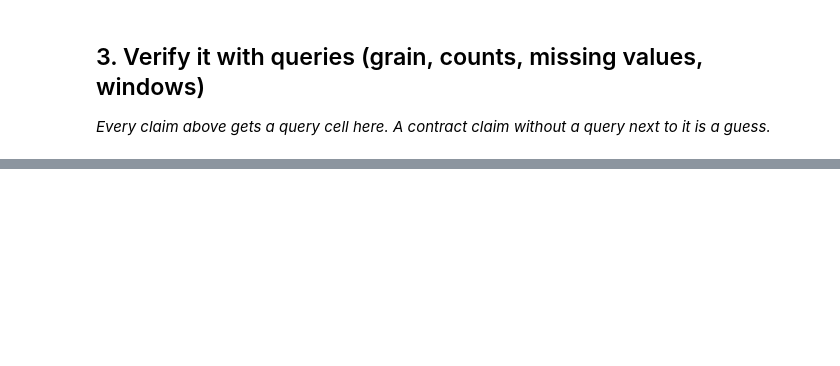
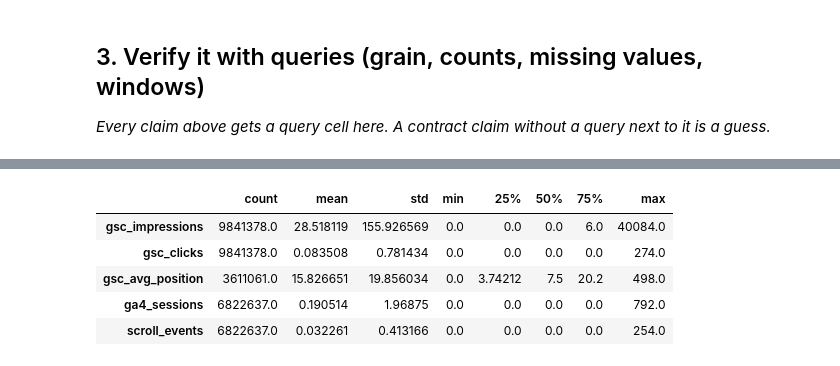
Before and after one commit to cassandragoto10-maker/Flyrank-ML-internship, a Jupyter notebook: work/notebooks/w03_data_contract.ipynb, the cells around one changed output, grey strips where cells are left out. Drawn from its saved outputs; the diff is of its cells as text; code cells hidden in the pictures; blank space fills up the shorter version.

```diff
--- a/work/notebooks/w03_data_contract.ipynb
+++ b/work/notebooks/w03_data_contract.ipynb
@@ -15,0 +77,9 @@ This skeleton is yours to fill. Work the sections **in order** — each one has
+# %%
+con = duckdb.connect()
+
+con.execute("INSTALL httpfs;")
+con.execute("LOAD httpfs;")
+
+con.execute("CREATE SECRET hf_secret (TYPE HUGGINGFACE, TOKEN ?)", [HF_TOKEN])
+
+print("DuckDB Hugging Face authentication configured.")
@@ -15,0 +116,10 @@ This skeleton is yours to fill. Work the sections **in order** — each one has
+# %%
+df_march = con.execute(f"""
+    SELECT *
+    FROM read_parquet('{march_file}')
+""").df()
+
+print("Rows:", len(df_march))
+print("Columns:", len(df_march.columns))
+
+df_march.head()
@@ -26,0 +231,14 @@ This skeleton is yours to fill. Work the sections **in order** — each one has
+# %%
+features = [
+    "content_hash_id",
+    "gsc_impressions",
+    "gsc_clicks",
+    "gsc_avg_position",
+    "ga4_sessions",
+    "scroll_events"
+]
+
+feature_frame = df_march[features].copy()
+
+print("Feature frame shape:", feature_frame.shape)
+feature_frame.head()
@@ -26,0 +263,9 @@ This skeleton is yours to fill. Work the sections **in order** — each one has
+# %%
+feature_frame.describe().T
+# %% [output]
+|  | count | mean | std | min | 25% | 50% | 75% | max |
+| gsc_impressions | 9841378.0 | 28.518119 | 155.926569 | 0.0 | 0.0 | 0.0 | 6.0 | 40084.0 |
+| gsc_clicks | 9841378.0 | 0.083508 | 0.781434 | 0.0 | 0.0 | 0.0 | 0.0 | 274.0 |
+| gsc_avg_position | 3611061.0 | 15.826651 | 19.856034 | 0.0 | 3.74212 | 7.5 | 20.2 | 498.0 |
+| ga4_sessions | 6822637.0 | 0.190514 | 1.96875 | 0.0 | 0.0 | 0.0 | 0.0 | 792.0 |
+| scroll_events | 6822637.0 | 0.032261 | 0.413166 | 0.0 | 0.0 | 0.0 | 0.0 | 254.0 |
```
Also changed, not shown: parts of 32 cells of this notebook.
